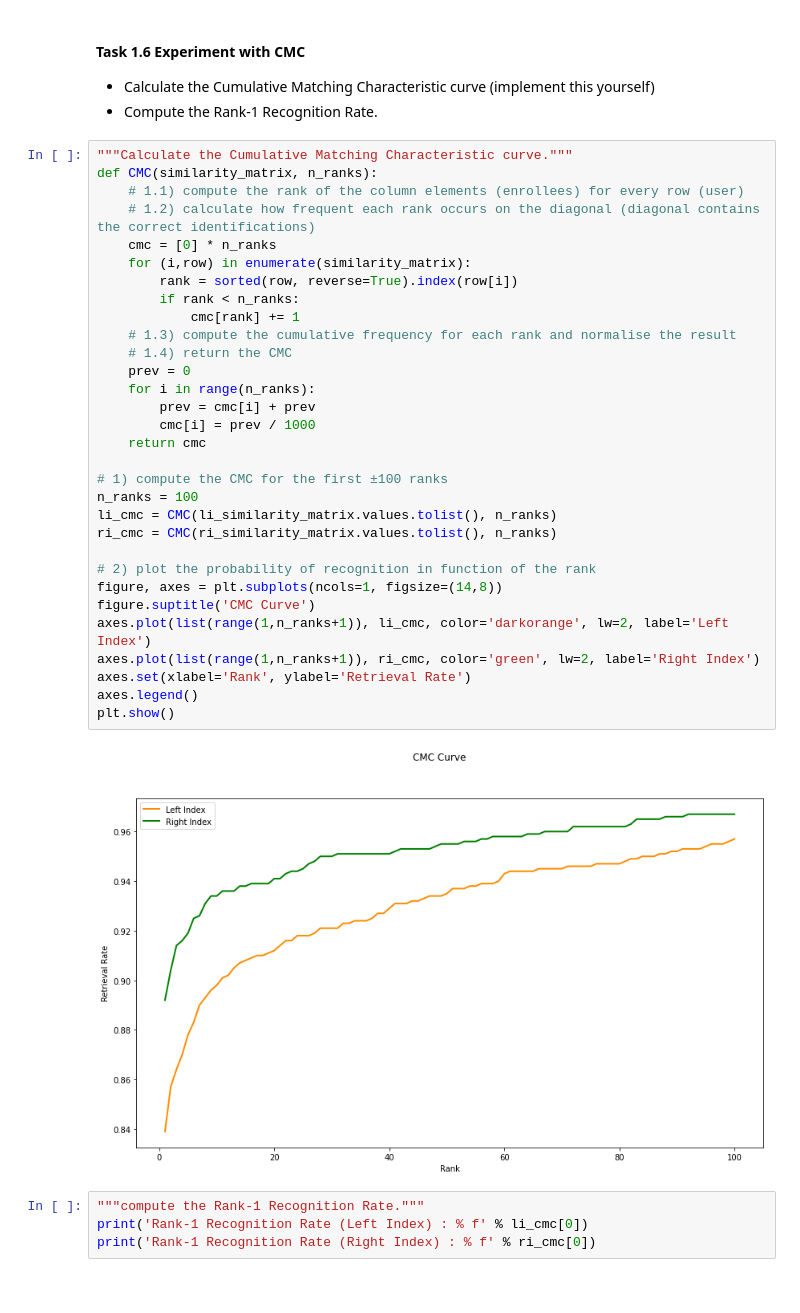
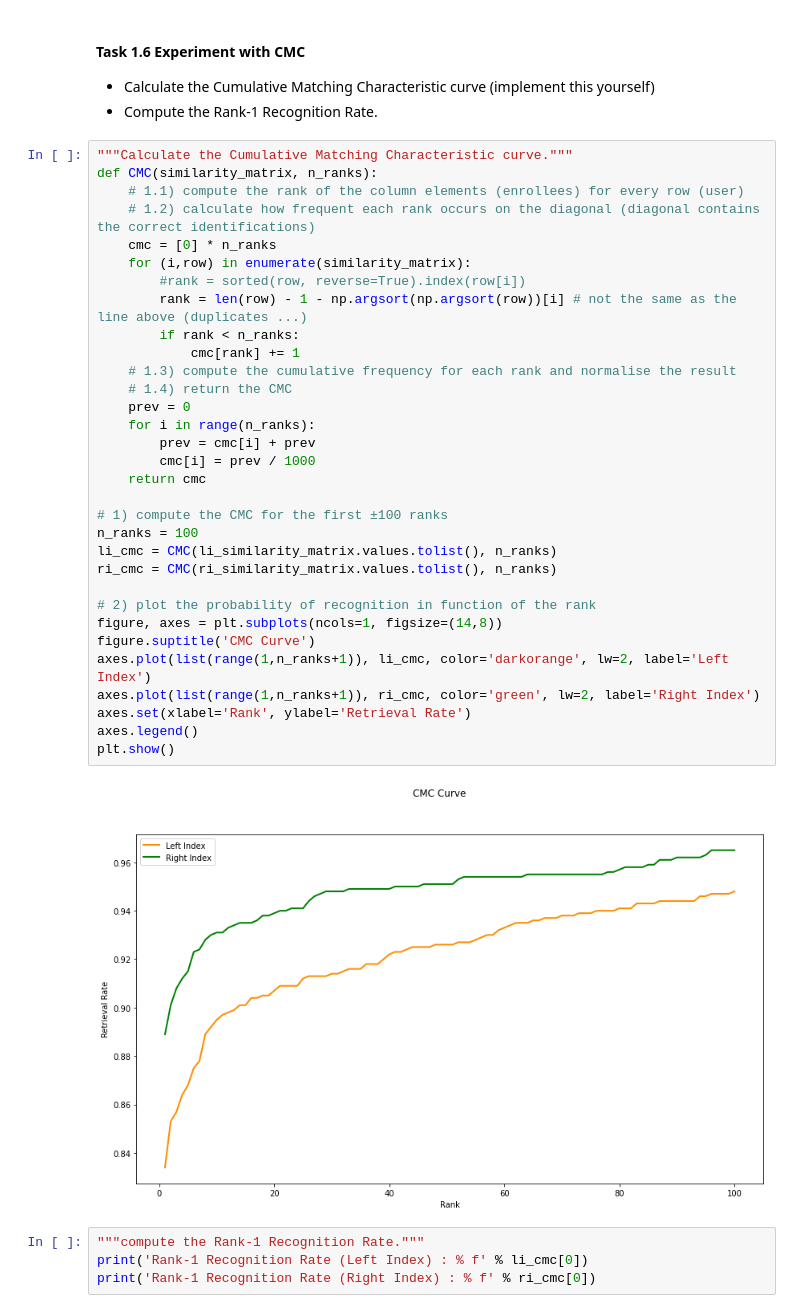
Before and after one commit to BrunoVandekerkhove/biometric-systems, a Jupyter notebook: evaluation/evaluation.ipynb, the cells around one changed output. Saved outputs shown, nothing was run; the diff lists cells and outputs as text.

```diff
--- a/evaluation/evaluation.ipynb
+++ b/evaluation/evaluation.ipynb
@@ -642,35 +639,36 @@ CMC curves can easily be generated once you have the ranked matching scores for
 """Calculate the Cumulative Matching Characteristic curve."""
 def CMC(similarity_matrix, n_ranks):
     # 1.1) compute the rank of the column elements (enrollees) for every row (user)
     # 1.2) calculate how frequent each rank occurs on the diagonal (diagonal contains the correct identifications)
     cmc = [0] * n_ranks
     for (i,row) in enumerate(similarity_matrix):
-        rank = sorted(row, reverse=True).index(row[i])
+        #rank = sorted(row, reverse=True).index(row[i])
+        rank = len(row) - 1 - np.argsort(np.argsort(row))[i] # not the same as the line above (duplicates ...)
         if rank < n_ranks:
             cmc[rank] += 1
     # 1.3) compute the cumulative frequency for each rank and normalise the result
     # 1.4) return the CMC
     prev = 0
     for i in range(n_ranks):
         prev = cmc[i] + prev
         cmc[i] = prev / 1000
     return cmc
 
 # 1) compute the CMC for the first ±100 ranks
 n_ranks = 100
 li_cmc = CMC(li_similarity_matrix.values.tolist(), n_ranks)
 ri_cmc = CMC(ri_similarity_matrix.values.tolist(), n_ranks)
 
 # 2) plot the probability of recognition in function of the rank
 figure, axes = plt.subplots(ncols=1, figsize=(14,8))
 figure.suptitle('CMC Curve')
 axes.plot(list(range(1,n_ranks+1)), li_cmc, color='darkorange', lw=2, label='Left Index')
 axes.plot(list(range(1,n_ranks+1)), ri_cmc, color='green', lw=2, label='Right Index')
 axes.set(xlabel='Rank', ylabel='Retrieval Rate')
 axes.legend()
 plt.show()
 # %% [output]
-[figure, old version]
+[figure, new version]
 # %%
 """compute the Rank-1 Recognition Rate."""
 print('Rank-1 Recognition Rate (Left Index) : % f' % li_cmc[0])
```
Also changed, not shown: parts of 7 cells of this notebook.
